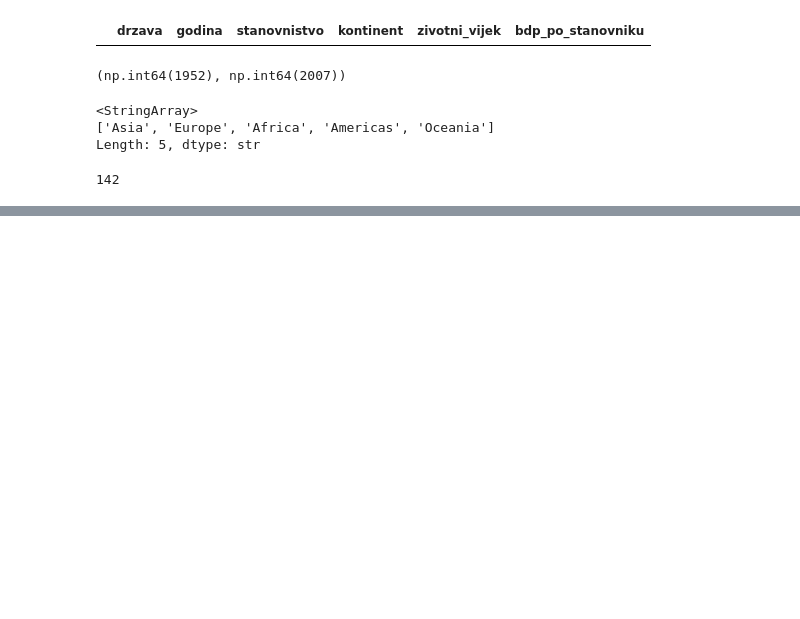
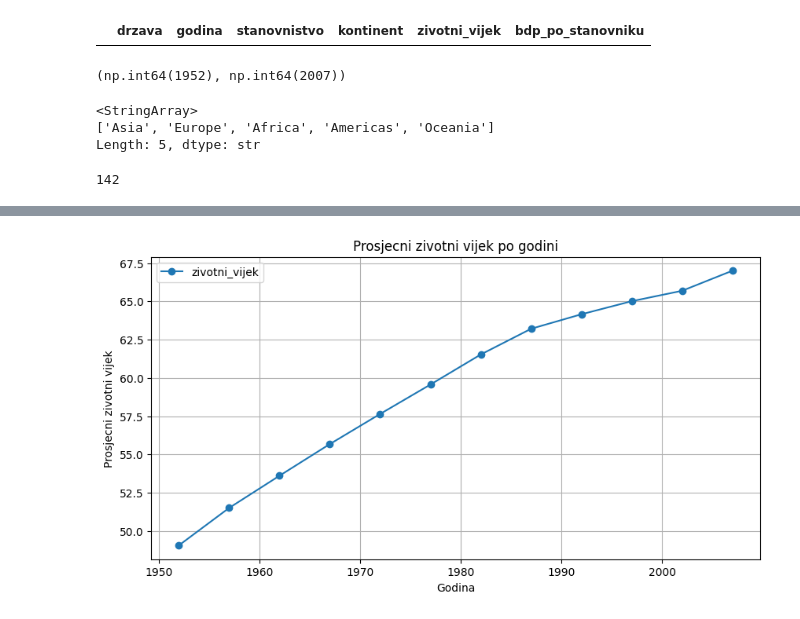
Before and after one commit to python-developer-algebra-klujic/pyds-ponavljanje, a Jupyter notebook: Zadaca.ipynb, the cells around one changed output, grey strips where cells are left out. Drawn from its saved outputs; the diff is of its cells as text; code cells hidden in the pictures; blank space fills up the shorter version.

```diff
--- a/Zadaca.ipynb
+++ b/Zadaca.ipynb
@@ -118,3 +120,5 @@ Length: 5, dtype: str
 df.drzava.nunique()
 # %% [output]
 142
+# %%
+df.stanovnistvo = df.stanovnistvo.astype(dtype=np.int64)
@@ -120,0 +141,3 @@ df.drzava.nunique()
+# %%
+zivotni_vijek_po_godini = df.groupby('godina')['zivotni_vijek'].mean()
+zivotni_vijek_po_godini
@@ -120,0 +159,15 @@ df.drzava.nunique()
+# %%
+zivotni_vijek_po_godini.plot(
+    kind='line',
+    marker='o',
+    figsize=(10, 5),
+    legend=True,
+    title='Prosjecni zivotni vijek po godini'
+)
+
+plt.xlabel('Godina')
+plt.ylabel('Prosjecni zivotni vijek')
+plt.grid(True)
+plt.show()
+# %% [output]
+[figure, added]
```
Also changed, not shown: parts of 8 cells of this notebook.
